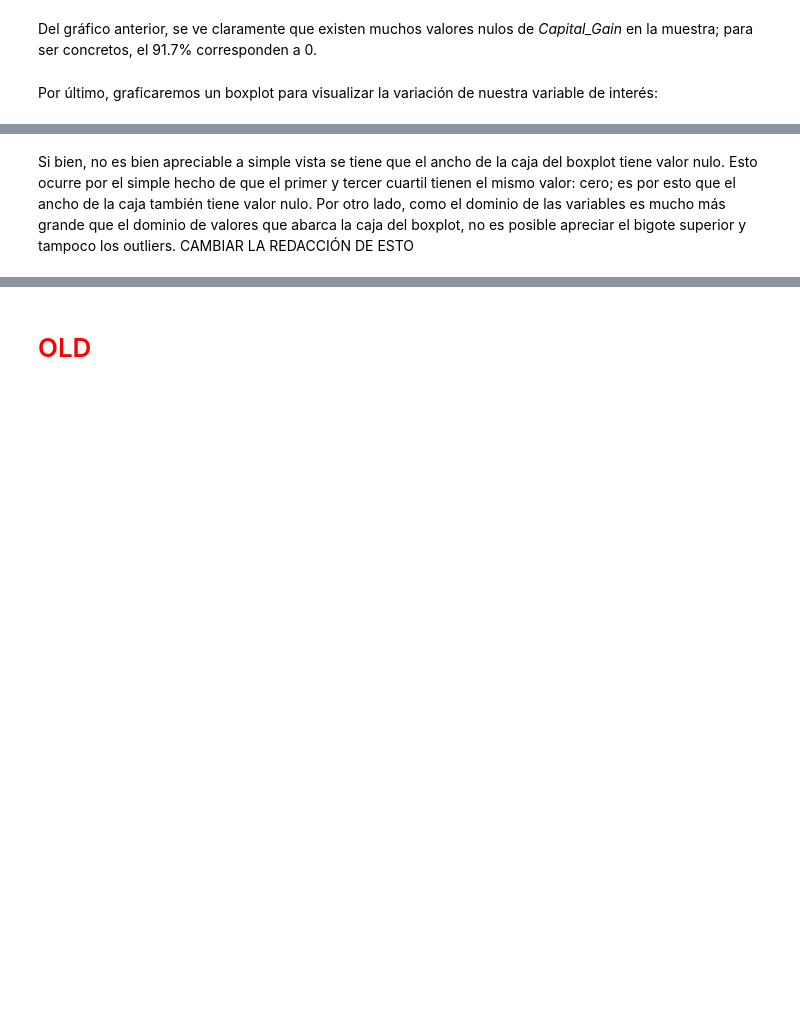
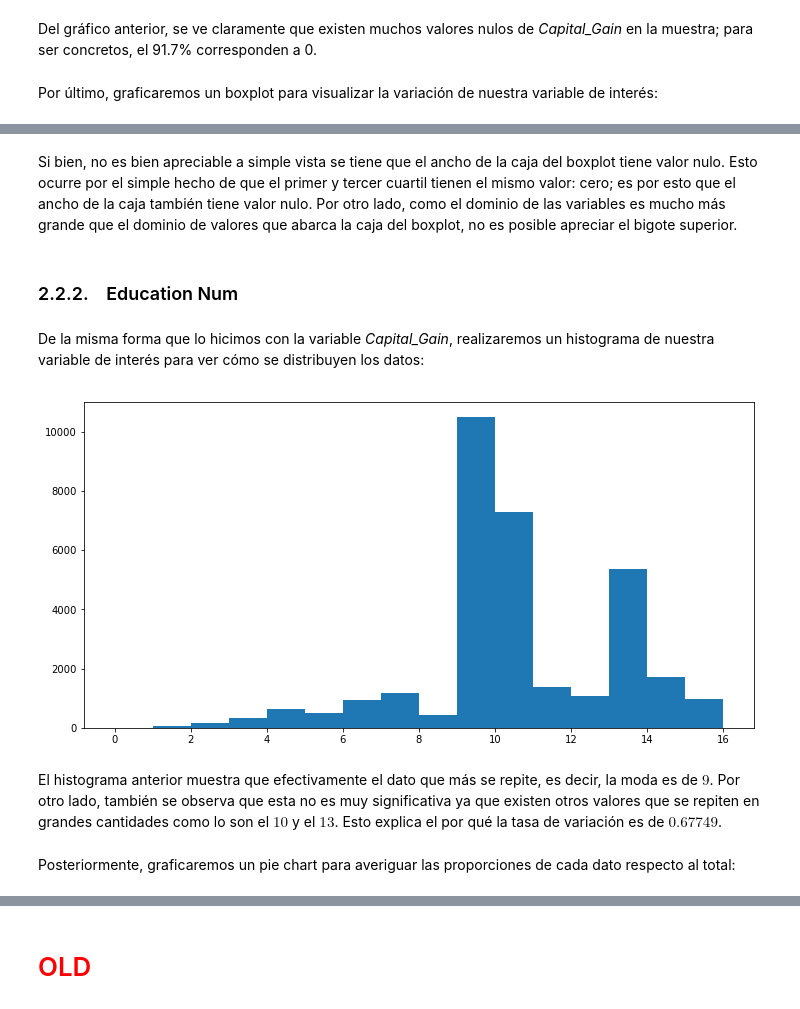
Before and after one commit to avberrio/Tarea1_AID, a Jupyter notebook: Tarea1.ipynb, the cells around one changed output, grey strips where cells are left out. Saved outputs shown, nothing was run; the diff lists cells and outputs as text; code cells hidden in the pictures; blank space fills up the shorter version.

```diff
--- a/Tarea1.ipynb
+++ b/Tarea1.ipynb
@@ -267,2 +268,16 @@ plt.show()
 # %% [markdown]
-Si bien, no es bien apreciable a simple vista se tiene que el ancho de la caja del boxplot tiene valor nulo. Esto ocurre por el simple hecho de que el primer y tercer cuartil tienen el mismo valor: cero; es por esto que el ancho de la caja también tiene valor nulo. Por otro lado, como el dominio de las variables es mucho más grande que el dominio de valores que abarca la caja del boxplot, no es posible apreciar el bigote superior y tampoco los outliers. CAMBIAR LA REDACCIÓN DE ESTO </p>
+Si bien, no es bien apreciable a simple vista se tiene que el ancho de la caja del boxplot tiene valor nulo. Esto ocurre por el simple hecho de que el primer y tercer cuartil tienen el mismo valor: cero; es por esto que el ancho de la caja también tiene valor nulo. Por otro lado, como el dominio de las variables es mucho más grande que el dominio de valores que abarca la caja del boxplot, no es posible apreciar el bigote superior.
+# %% [markdown]
+### 2.2.2. &nbsp;&nbsp; Education Num
+# %% [markdown]
+De la misma forma que lo hicimos con la variable *Capital_Gain*, realizaremos un histograma de nuestra variable de interés para ver cómo se distribuyen los datos:
+# %%
+plt.figure(figsize=(12, 6))
+plt.hist(df['Education_Num'], bins=np.arange(0, 17))
+plt.show()
+# %% [output]
+[figure, added]
+# %% [markdown]
+El histograma anterior muestra que efectivamente el dato que más se repite, es decir, la moda es de $9$. Por otro lado, también se observa que esta no es muy significativa ya que existen otros valores que se repiten en grandes cantidades como lo son el $10$ y el $13$. Esto explica el por qué la tasa de variación es de $0.67749$.
+# %% [markdown]
+Posteriormente, graficaremos un pie chart para averiguar las proporciones de cada dato respecto al total:
```
Also changed, not shown: parts of 11 cells of this notebook.
